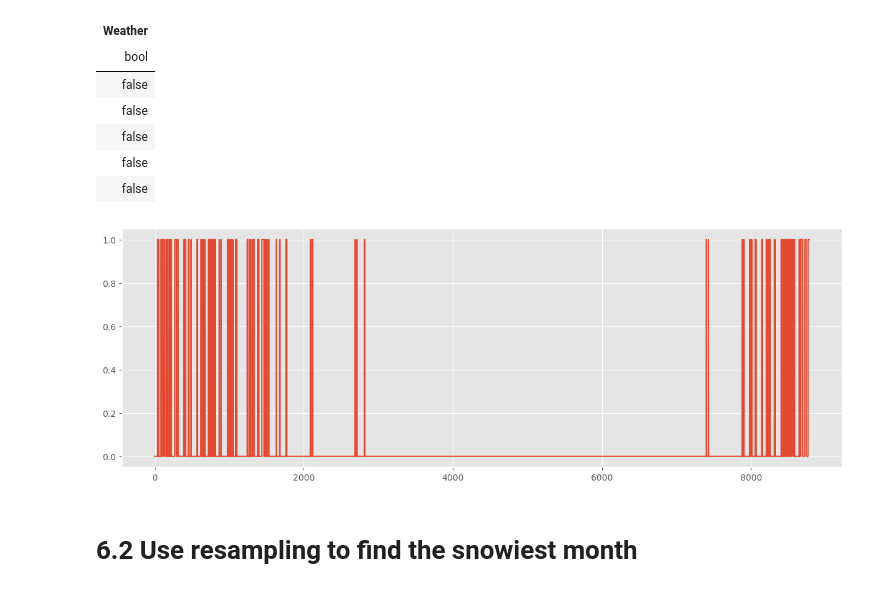
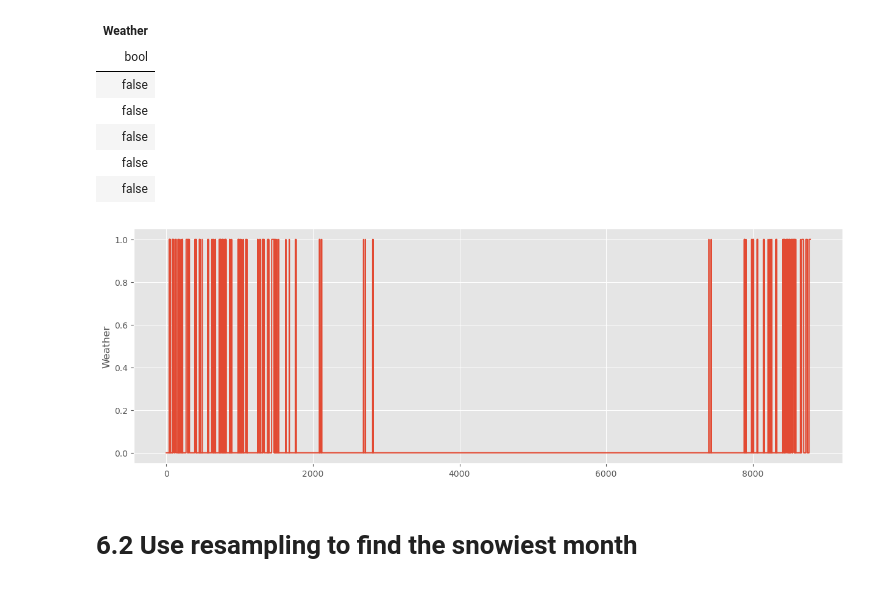
Before and after one commit to escobar-west/pandas-cookbook, a Jupyter notebook: cookbook_polars/Chapter 6 - String Operations- Which month was the snowiest.ipynb, the cells around one changed output. Cells and saved outputs as stored; diff of their text form; code cells hidden in the pictures.

Commit message:
add plotting tools

```diff
--- a/cookbook_polars/Chapter 6 - String Operations- Which month was the snowiest.ipynb
+++ b/cookbook_polars/Chapter 6 - String Operations- Which month was the snowiest.ipynb
@@ -49,9 +48,9 @@ shape: (5,)
 # %%
 # More useful!
 is_snowing=is_snowing.cast(pl.Float32)
-snp.lineplot(is_snowing)
+sbn.lineplot(is_snowing)
 # %% [output]
-[figure, old version]
+[figure, new version]
 # %% [markdown]
 # 6.2 Use resampling to find the snowiest month
 # %% [markdown]
```
Also changed, not shown: parts of 5 cells of this notebook, 8 other files.
